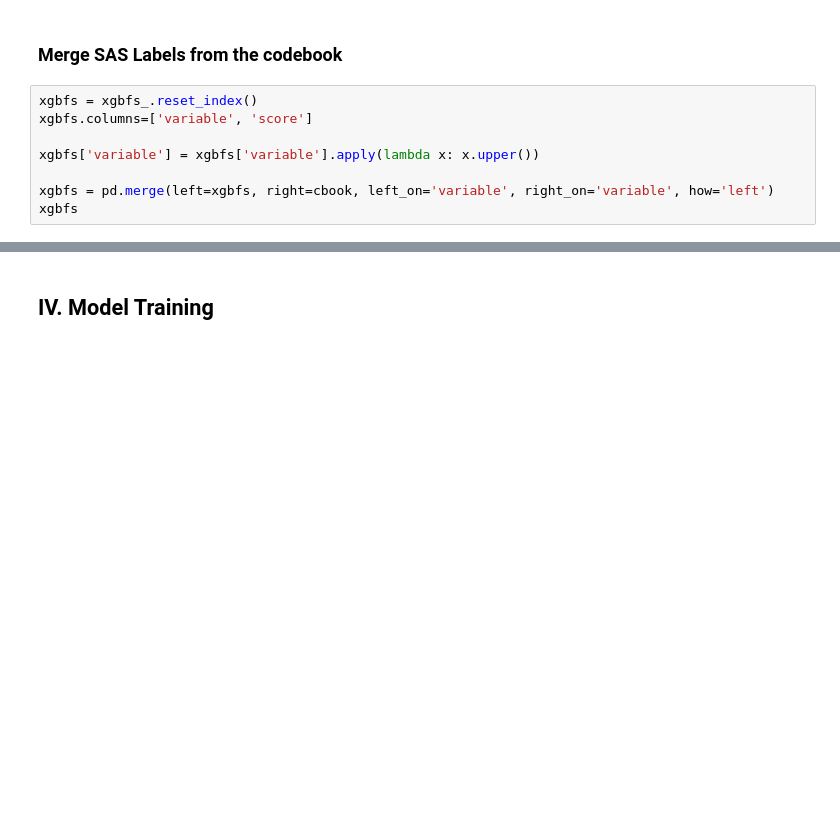
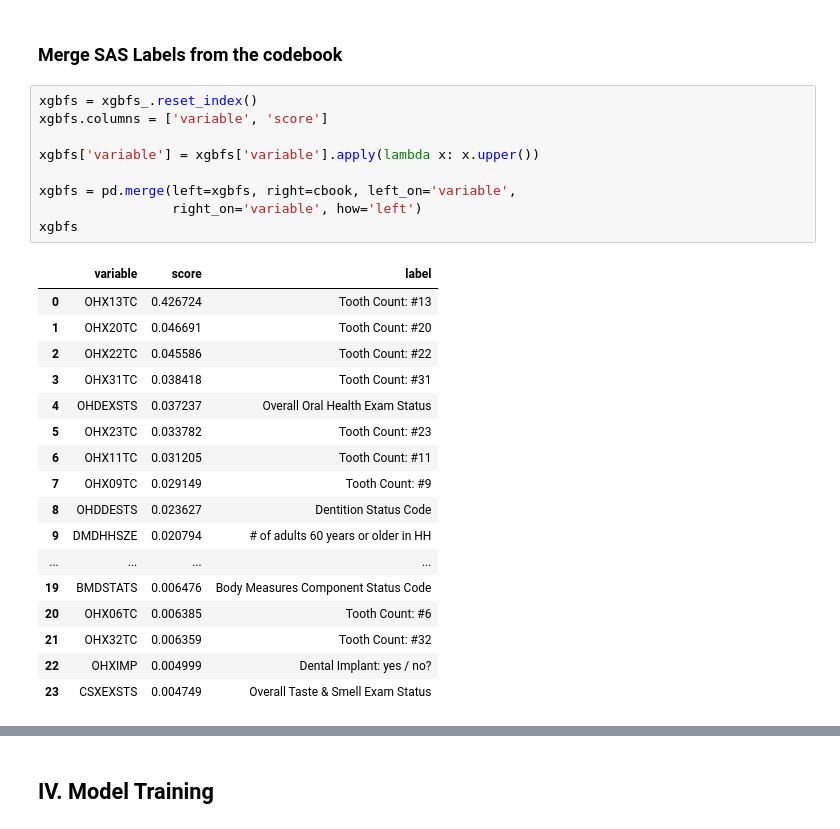
Before and after one commit to bencyq/data_mining, a Jupyter notebook: 大作业/stroke-prediction-using-machine-learning.ipynb, the cells around one changed output, grey strips where cells are left out. Saved outputs shown, nothing was run; the diff lists cells and outputs as text; blank space fills up the shorter version.

```diff
--- a/大作业/stroke-prediction-using-machine-learning.ipynb
+++ b/大作业/stroke-prediction-using-machine-learning.ipynb
@@ -328,12 +377,31 @@ xgbfs_.reset_index()
 ### Merge SAS Labels from the codebook
 # %%
 xgbfs = xgbfs_.reset_index()
-xgbfs.columns=['variable', 'score']
+xgbfs.columns = ['variable', 'score']
 
 xgbfs['variable'] = xgbfs['variable'].apply(lambda x: x.upper())
 
-xgbfs = pd.merge(left=xgbfs, right=cbook, left_on='variable', right_on='variable', how='left')
+xgbfs = pd.merge(left=xgbfs, right=cbook, left_on='variable',
+                 right_on='variable', how='left')
 xgbfs
+# %% [output]
+|  | variable | score | label |
+| 0 | OHX13TC | 0.426724 | Tooth Count: #13 |
+| 1 | OHX20TC | 0.046691 | Tooth Count: #20 |
+| 2 | OHX22TC | 0.045586 | Tooth Count: #22 |
+| 3 | OHX31TC | 0.038418 | Tooth Count: #31 |
+| 4 | OHDEXSTS | 0.037237 | Overall Oral Health Exam Status |
+| 5 | OHX23TC | 0.033782 | Tooth Count: #23 |
+| 6 | OHX11TC | 0.031205 | Tooth Count: #11 |
+| 7 | OHX09TC | 0.029149 | Tooth Count: #9 |
+| 8 | OHDDESTS | 0.023627 | Dentition Status Code |
+| 9 | DMDHHSZE | 0.020794 | # of adults 60 years or older in HH |
+| ... | ... | ... | ... |
+| 19 | BMDSTATS | 0.006476 | Body Measures Component Status Code |
+| 20 | OHX06TC | 0.006385 | Tooth Count: #6 |
+| 21 | OHX32TC | 0.006359 | Tooth Count: #32 |
+| 22 | OHXIMP | 0.004999 | Dental Implant: yes / no? |
+| 23 | CSXEXSTS | 0.004749 | Overall Taste & Smell Exam Status |
 # %%
 # final variables
 var_list = xgbfs.variable.tolist()
```
Also changed, not shown: parts of 44 cells of this notebook, 4 other files.
